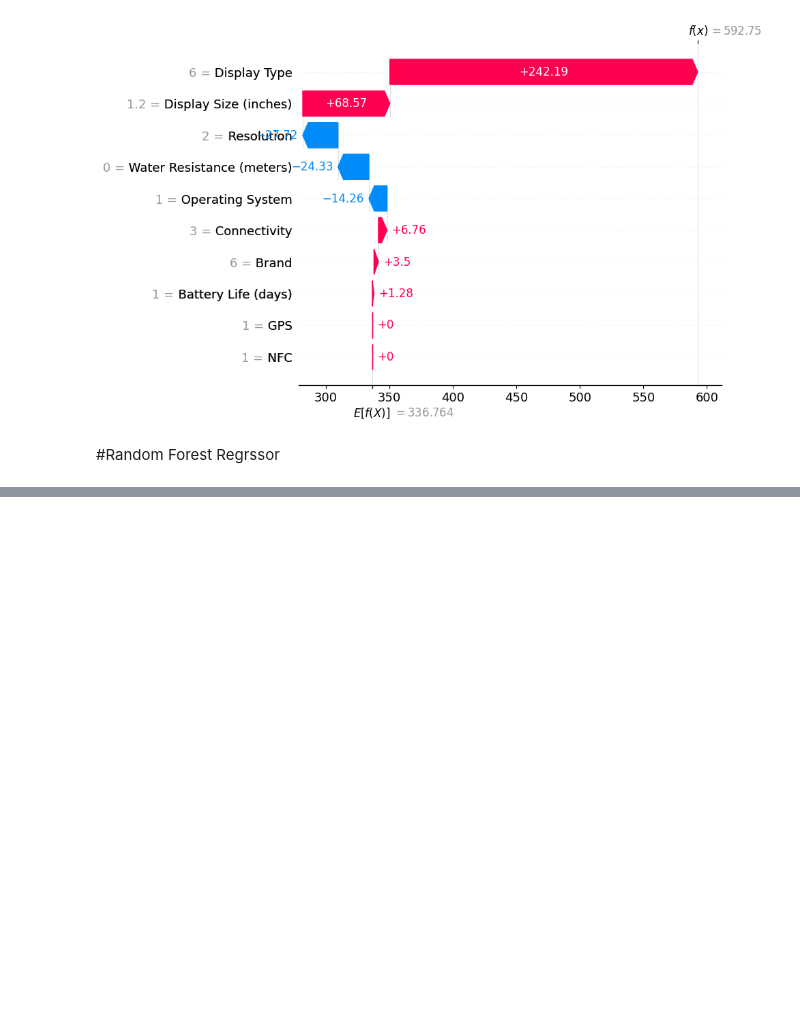
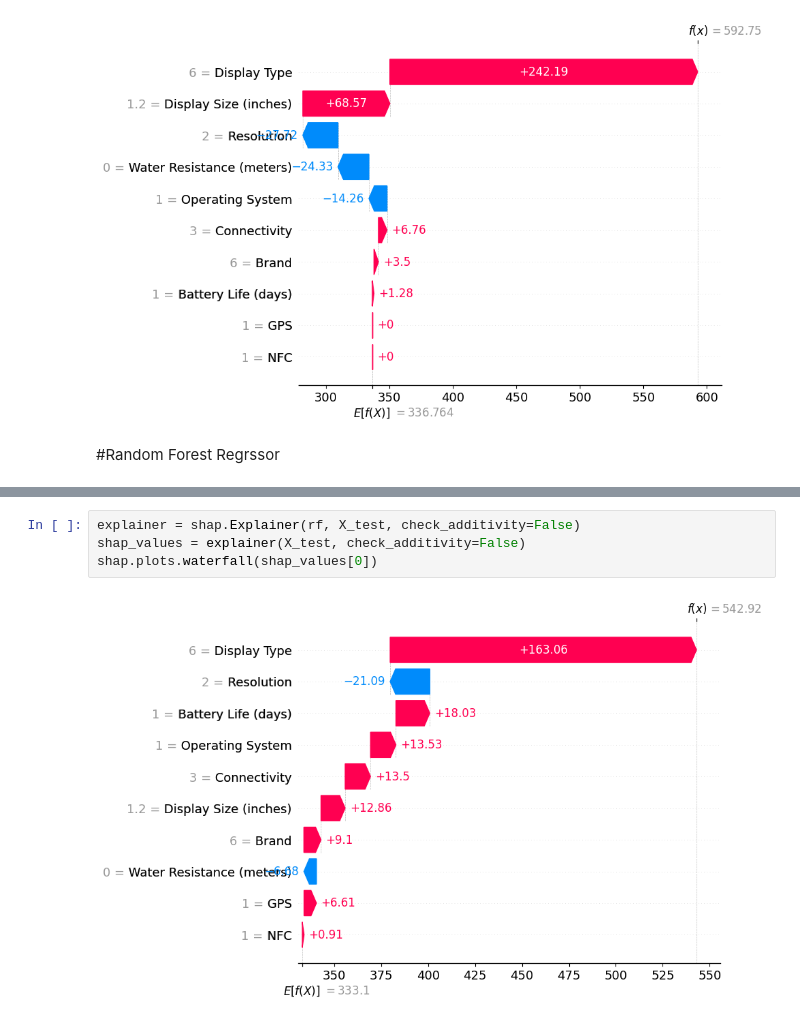
Before and after one commit to Ranjitkumarmuduli/Smart-watch-price-prediction, a Jupyter notebook: SWP_Prediction.ipynb, the cells around one changed output, grey strips where cells are left out. Drawn from its saved outputs; the diff is of its cells as text; blank space fills up the shorter version.

```diff
--- a/SWP_Prediction.ipynb
+++ b/SWP_Prediction.ipynb
@@ -770,0 +835,6 @@ print('Best hyperparameters:',grid_search.best_params_)
+# %%
+explainer = shap.Explainer(rf, X_test, check_additivity=False)
+shap_values = explainer(X_test, check_additivity=False)
+shap.plots.waterfall(shap_values[0])
+# %% [output]
+[figure, added]
```
Also changed, not shown: parts of 11 cells of this notebook.
